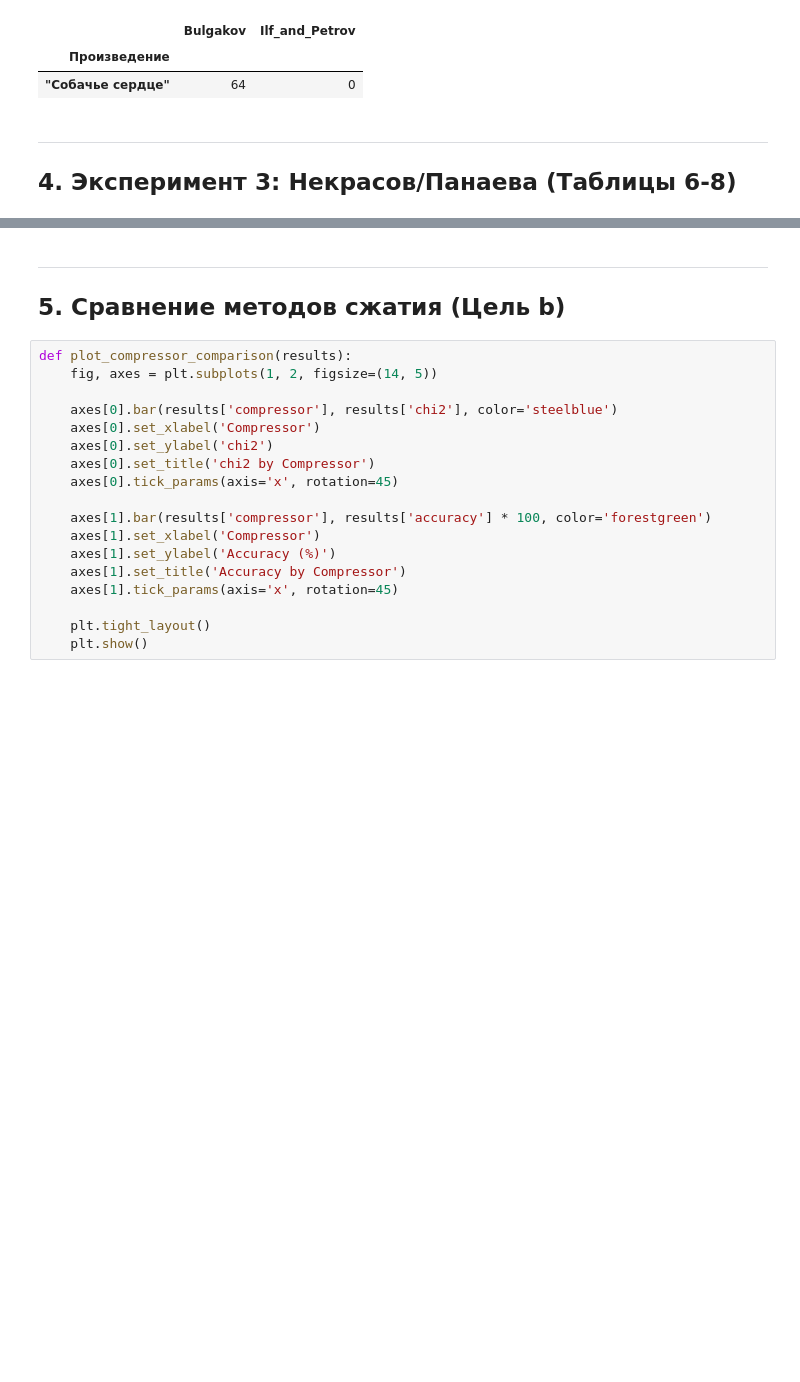
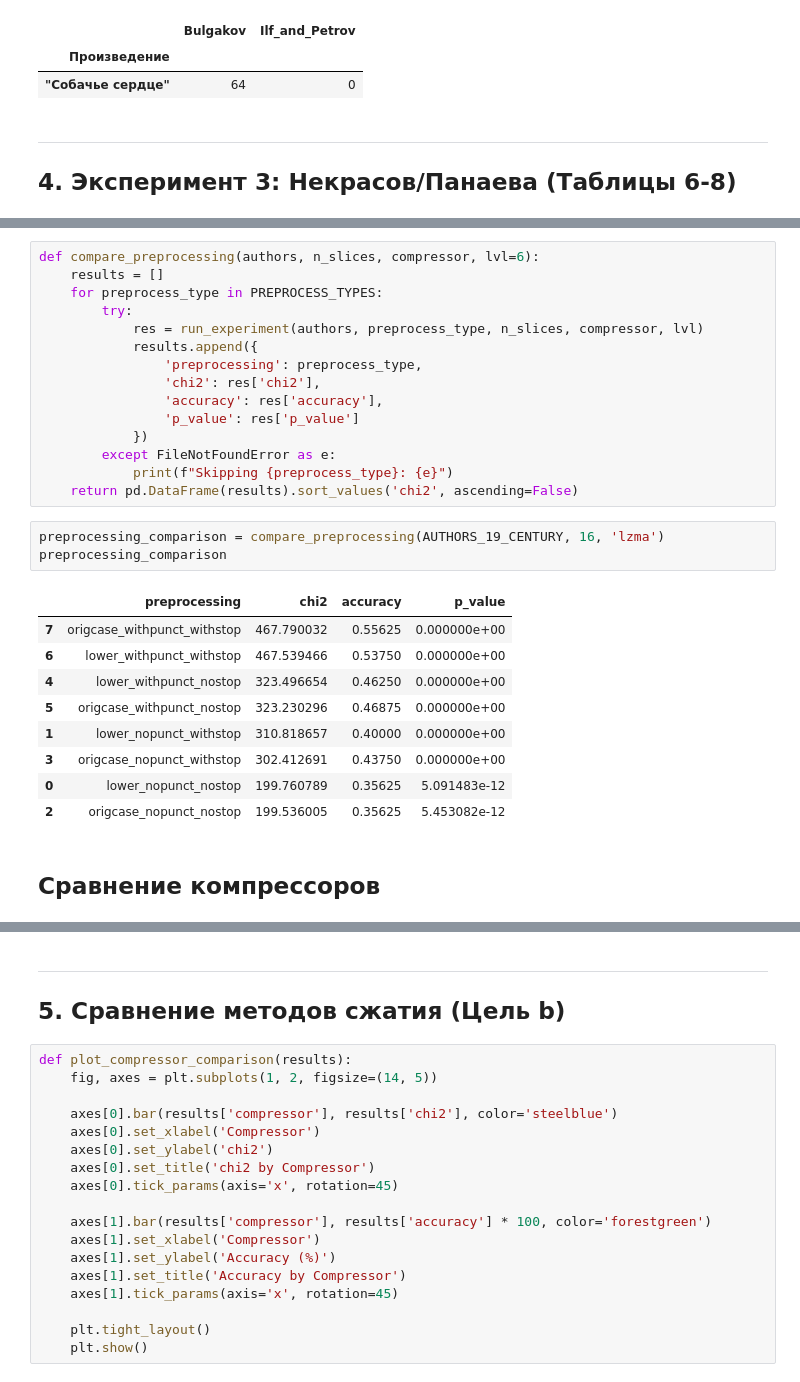
Before and after one commit to revlze/compression-authorship, a Jupyter notebook: experiments.ipynb, the cells around one changed output, grey strips where cells are left out. Drawn from its saved outputs; the diff is of its cells as text; blank space fills up the shorter version.

```diff
--- a/experiments.ipynb
+++ b/experiments.ipynb
@@ -698,0 +743,30 @@ result_table5['table']
+# %%
+def compare_preprocessing(authors, n_slices, compressor, lvl=6):
+    results = []
+    for preprocess_type in PREPROCESS_TYPES:
+        try:
+            res = run_experiment(authors, preprocess_type, n_slices, compressor, lvl)
+            results.append({
+                'preprocessing': preprocess_type,
+                'chi2': res['chi2'],
+                'accuracy': res['accuracy'],
+                'p_value': res['p_value']
+            })
+        except FileNotFoundError as e:
+            print(f"Skipping {preprocess_type}: {e}")
+    return pd.DataFrame(results).sort_values('chi2', ascending=False)
+# %%
+preprocessing_comparison = compare_preprocessing(AUTHORS_19_CENTURY, 16, 'lzma')
+preprocessing_comparison
+# %% [output]
+|  | preprocessing | chi2 | accuracy | p_value |
+| 7 | origcase_withpunct_withstop | 467.790032 | 0.55625 | 0.000000e+00 |
+| 6 | lower_withpunct_withstop | 467.539466 | 0.53750 | 0.000000e+00 |
+| 4 | lower_withpunct_nostop | 323.496654 | 0.46250 | 0.000000e+00 |
+| 5 | origcase_withpunct_nostop | 323.230296 | 0.46875 | 0.000000e+00 |
+| 1 | lower_nopunct_withstop | 310.818657 | 0.40000 | 0.000000e+00 |
+| 3 | origcase_nopunct_withstop | 302.412691 | 0.43750 | 0.000000e+00 |
+| 0 | lower_nopunct_nostop | 199.760789 | 0.35625 | 5.091483e-12 |
+| 2 | origcase_nopunct_nostop | 199.536005 | 0.35625 | 5.453082e-12 |
+# %% [markdown]
+## Сравнение компрессоров
```
Also changed, not shown: parts of 29 cells of this notebook.
